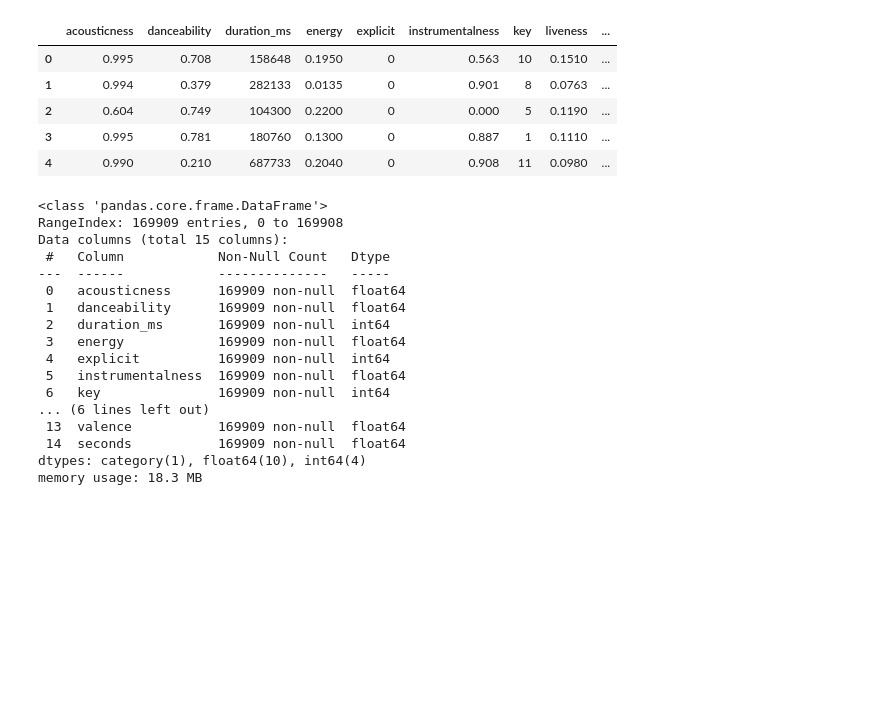
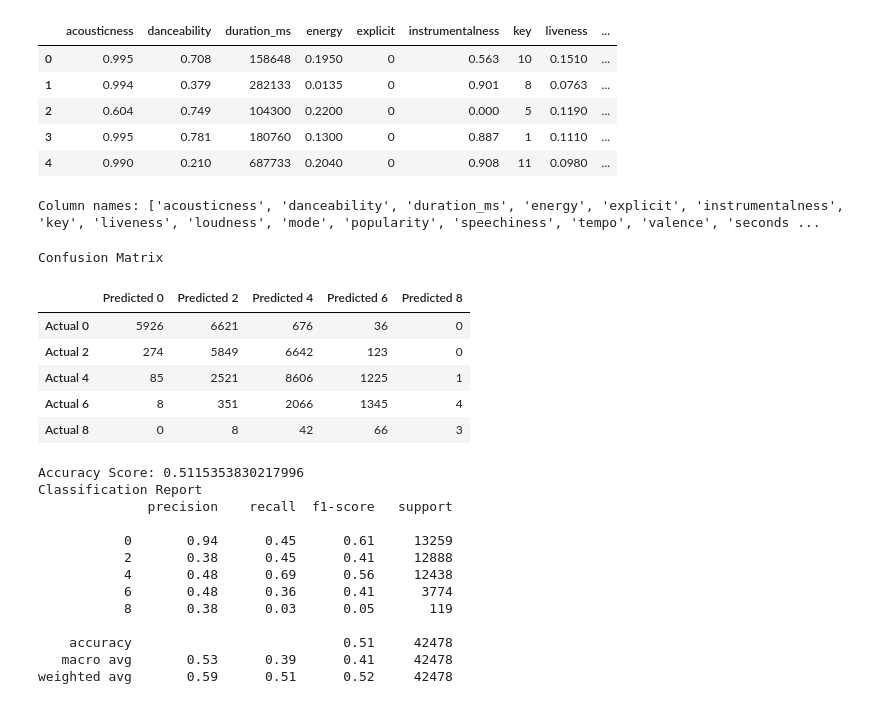
Before and after one commit to jossharlequin/spotify-popularity-project, a Jupyter notebook: spotify_predictions_random_forrest.ipynb, the cells around one changed output. Cells and saved outputs as stored; diff of their text form; code cells hidden in the pictures; blank space fills up the shorter version.

```diff
--- a/spotify_predictions_random_forrest.ipynb
+++ b/spotify_predictions_random_forrest.ipynb
@@ -35,27 +35,13 @@ spotify_df.head()
 # %%
 # Binning the target variable into groups of 5 for improved model accuracy
 bins = [-1,20,40,60,80,100]
-labels = (0,.2,.4,.6,.8)
+labels = (0,2,4,6,8)
 spotify_df['popularity'] = pd.cut(spotify_df['popularity'], bins=bins, labels=labels)
-spotify_df.info()
+
+column_names = spotify_df.columns.tolist()
+print("Column names:", column_names)
 # %% [output]
-<class 'pandas.core.frame.DataFrame'>
-RangeIndex: 169909 entries, 0 to 169908
-Data columns (total 15 columns):
- #   Column            Non-Null Count   Dtype
----  ------            --------------   -----
- 0   acousticness      169909 non-null  float64
- 1   danceability      169909 non-null  float64
- 2   duration_ms       169909 non-null  int64
- 3   energy            169909 non-null  float64
- 4   explicit          169909 non-null  int64
- 5   instrumentalness  169909 non-null  float64
- 6   key               169909 non-null  int64
-... (6 lines left out)
- 13  valence           169909 non-null  float64
- 14  seconds           169909 non-null  float64
-dtypes: category(1), float64(10), int64(4)
-memory usage: 18.3 MB
+Column names: ['acousticness', 'danceability', 'duration_ms', 'energy', 'explicit', 'instrumentalness', 'key', 'liveness', 'loudness', 'mode', 'popularity', 'speechiness', 'tempo', 'valence', 'seconds ...
 # %%
 # Setting popularity as the target variable and setting the remaining columns as features
 y = spotify_df.popularity.values
@@ -82,0 +66,47 @@ predictions = rf_model.predict(X_test_scaled)
+# %%
+# Making predictions using the testing data
+import numpy as np
+predictions = rf_model.predict(X_test_scaled)
+
+# Rounding predictions into the bins used previously to allow for proper model evaluation
+rounded_predictions = np.round(predictions)
+
+# Mapping the rounded predictions to the corresponding labels
+mapped_predictions = np.array([0, 2, 4, 6, 8])[np.searchsorted([0, 2, 4, 6, 8], rounded_predictions)]
+# %%
+# Calculating the confusion matrix
+cm = confusion_matrix(y_test, mapped_predictions)
+cm_df = pd.DataFrame(
+    cm, index=["Actual 0", "Actual 2", "Actual 4", "Actual 6", "Actual 8"], columns=["Predicted 0", "Predicted 2", "Predicted 4", "Predicted 6", "Predicted 8"]
+)
+
+# Calculating the accuracy score
+acc_score = accuracy_score(y_test, mapped_predictions)
+# %%
+# Displaying results
+print("Confusion Matrix")
+display(cm_df)
+print(f"Accuracy Score: {acc_score}")
+print("Classification Report")
+print(classification_report(y_test, mapped_predictions))
+# %% [output]
+Confusion Matrix
+|  | Predicted 0 | Predicted 2 | Predicted 4 | Predicted 6 | Predicted 8 |
+| Actual 0 | 5926 | 6621 | 676 | 36 | 0 |
+| Actual 2 | 274 | 5849 | 6642 | 123 | 0 |
+| Actual 4 | 85 | 2521 | 8606 | 1225 | 1 |
+| Actual 6 | 8 | 351 | 2066 | 1345 | 4 |
+| Actual 8 | 0 | 8 | 42 | 66 | 3 |
+Accuracy Score: 0.5115353830217996
+Classification Report
+              precision    recall  f1-score   support
+
+           0       0.94      0.45      0.61     13259
+           2       0.38      0.45      0.41     12888
+           4       0.48      0.69      0.56     12438
+           6       0.48      0.36      0.41      3774
+           8       0.38      0.03      0.05       119
+
+    accuracy                           0.51     42478
+   macro avg       0.53      0.39      0.41     42478
+weighted avg       0.59      0.51      0.52     42478
```
Also changed, not shown: parts of 3 cells of this notebook, 1 other file.
